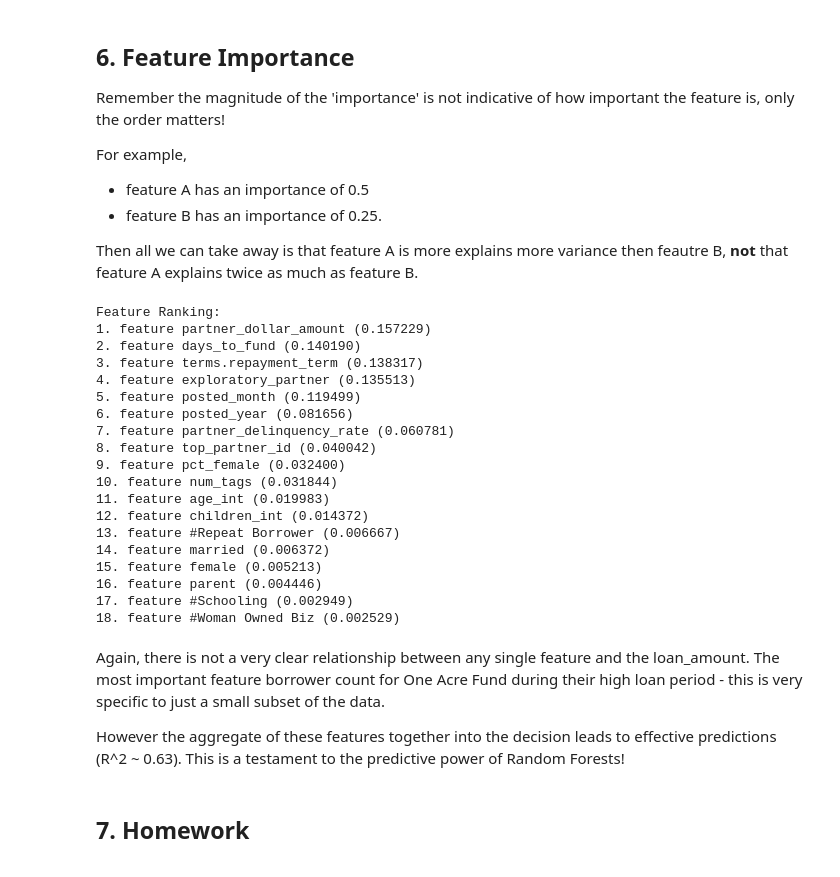
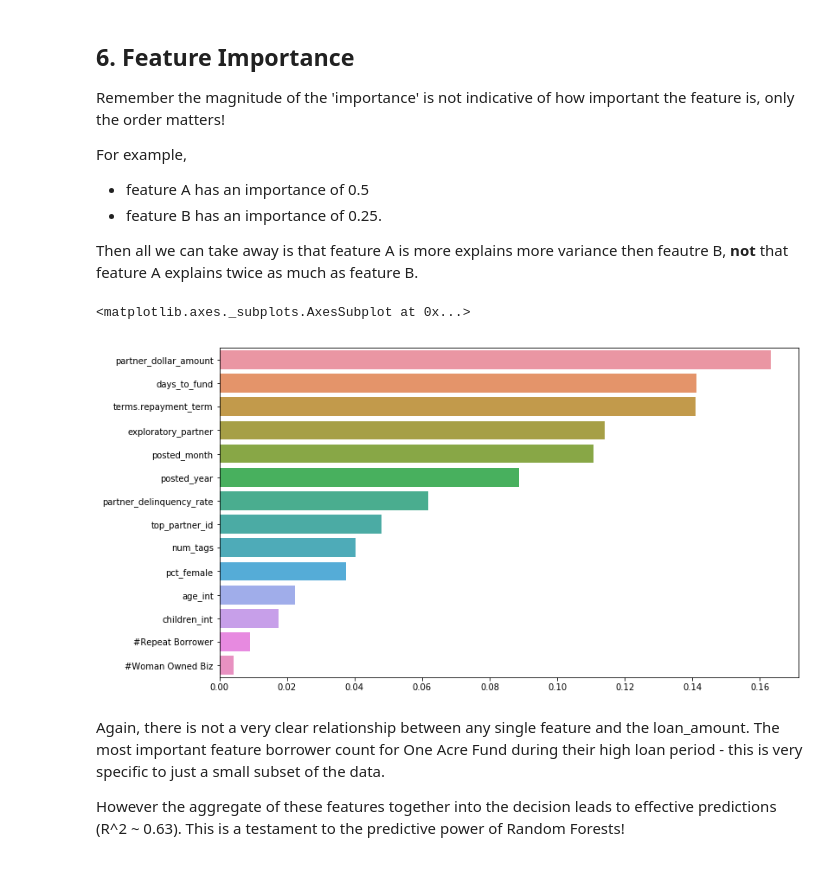
Before and after one commit to DeltaAnalytics/machine_learning_for_good, a Jupyter notebook: module_4_decision_trees/4_2_random_forests.ipynb, the cells around one changed output. Drawn from its saved outputs; the diff is of its cells as text; code cells hidden in the pictures.

```diff
--- a/module_4_decision_trees/4_2_random_forests.ipynb
+++ b/module_4_decision_trees/4_2_random_forests.ipynb
@@ -281,38 +275,17 @@ Then all we can take away is that feature A is more explains more variance then
 # %%
 # Get the feature importances from our final trained model...
 importances = trained_regressor.feature_importances_
 
 # Find the indices of the feature importances in descending order
 indices = np.argsort(importances)[::-1]
 
-# Print the important features in descending order
-print('Feature Ranking:')
-for f in range(len(importances)):
-    print("%d. feature %s (%f)" % (f + 1, X_train.columns[indices[f]], importances[indices[f]]))
+# Plotting a bar chart of feature importances in descending order
+plt.figure(figsize=(12,7))
+sns.barplot(y=X_train.columns[indices],x=importances[indices])
 # %% [output]
-Feature Ranking:
-1. feature partner_dollar_amount (0.157229)
-2. feature days_to_fund (0.140190)
-3. feature terms.repayment_term (0.138317)
-4. feature exploratory_partner (0.135513)
-5. feature posted_month (0.119499)
-6. feature posted_year (0.081656)
-7. feature partner_delinquency_rate (0.060781)
-8. feature top_partner_id (0.040042)
-9. feature pct_female (0.032400)
-10. feature num_tags (0.031844)
-11. feature age_int (0.019983)
-12. feature children_int (0.014372)
-13. feature #Repeat Borrower (0.006667)
-14. feature married (0.006372)
-15. feature female (0.005213)
-16. feature parent (0.004446)
-17. feature #Schooling (0.002949)
-18. feature #Woman Owned Biz (0.002529)
+<matplotlib.axes._subplots.AxesSubplot at 0x...>
+[figure, added]
 # %% [markdown]
 Again, there is not a very clear relationship between any single feature and the loan_amount. The most important feature borrower count for One Acre Fund during their high loan period - this is very specific to just a small subset of the data.
 
 However the aggregate of these features together into the decision leads to effective predictions (R^2 ~ 0.63). This is a testament to the predictive power of Random Forests!
-# %% [markdown]
-## 7. Homework
-<a id='homework'></a>
```
Also changed, not shown: parts of 21 cells of this notebook, 1 other file.
